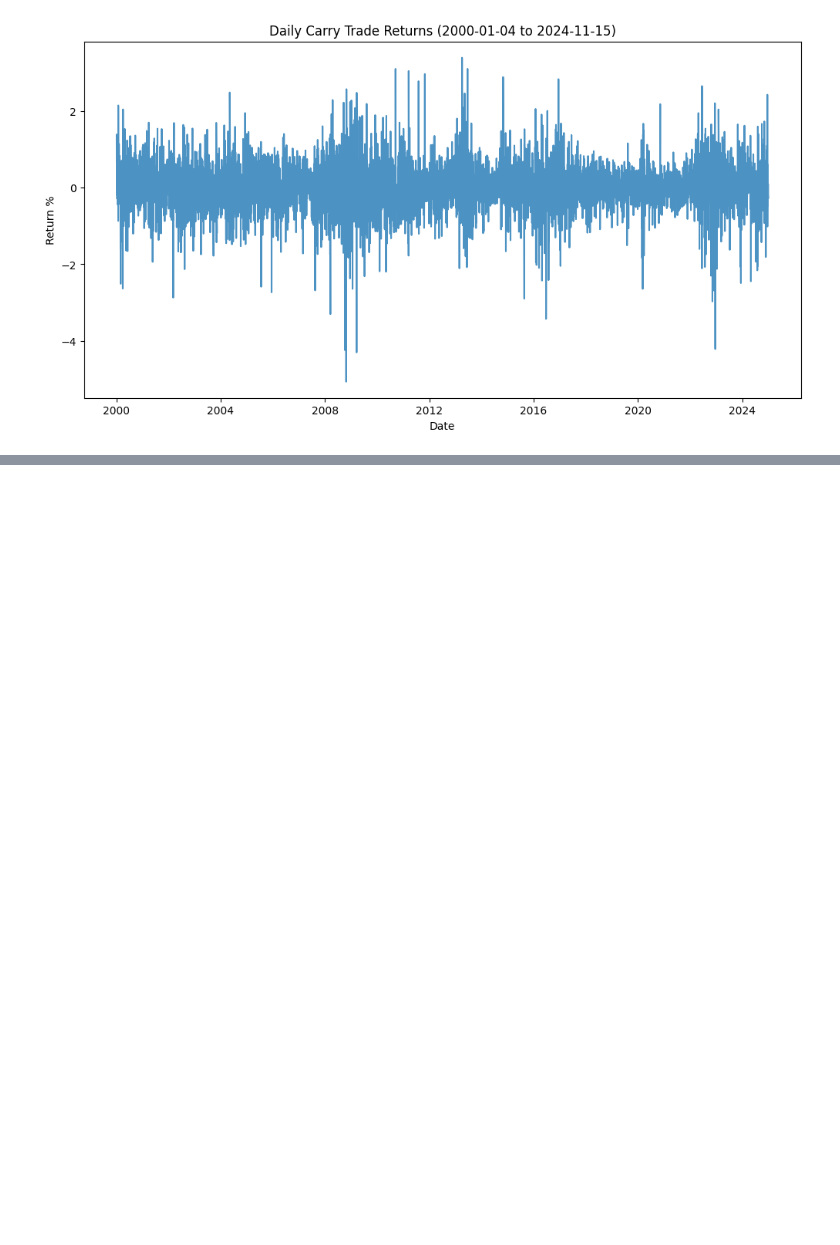
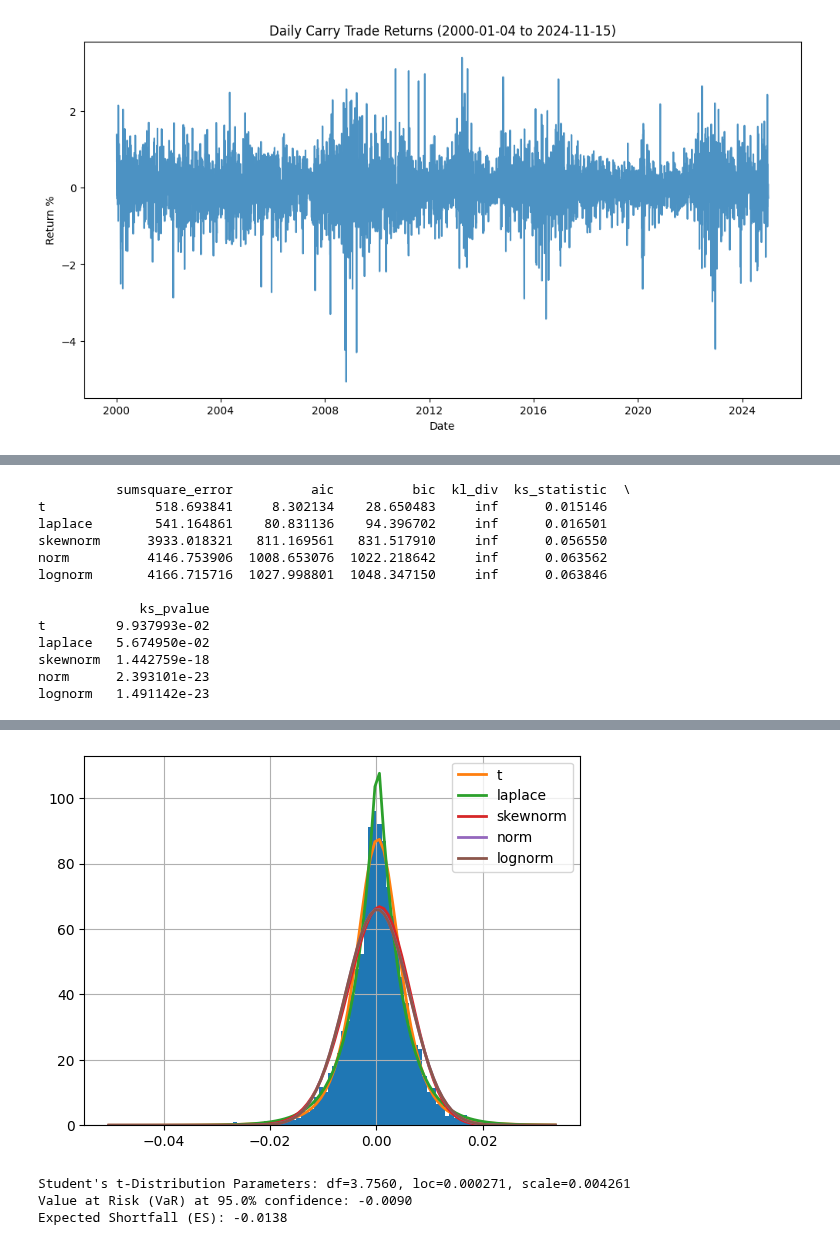
Before and after one commit to alexzheng123/EC331-project, a Jupyter notebook: code/data_cleansing.ipynb, the cells around one changed output, grey strips where cells are left out. Saved outputs shown, nothing was run; the diff lists cells and outputs as text; code cells hidden in the pictures; blank space fills up the shorter version.

```diff
--- a/code/data_cleansing.ipynb
+++ b/code/data_cleansing.ipynb
@@ -359,0 +383,12 @@ combined_df['carry_trade_returns'].to_csv("/Users/alexzheng/Developer/GitHub/For
+# %%
+from fitter import Fitter
+
+# Extract the return series
+
+# Fit multiple distributions
+f = Fitter(returns, distributions=['norm', 't', 'skewnorm', 'laplace', 'expon', 'gamma', 'lognorm', 'genextreme'])
+f.fit()
+
+# Get the best-fitting distribution
+print(f.summary())
+# %% [output]
@@ -359,0 +402,13 @@ combined_df['carry_trade_returns'].to_csv("/Users/alexzheng/Developer/GitHub/For
+          sumsquare_error          aic          bic  kl_div  ks_statistic  \
+t              518.693841     8.302134    28.650483     inf      0.015146
+laplace        541.164861    80.831136    94.396702     inf      0.016501
+skewnorm      3933.018321   811.169561   831.517910     inf      0.056550
+norm          4146.753906  1008.653076  1022.218642     inf      0.063562
+lognorm       4166.715716  1027.998801  1048.347150     inf      0.063846
+
+             ks_pvalue
+t         9.937993e-02
+laplace   5.674950e-02
+skewnorm  1.442759e-18
+norm      2.393101e-23
+lognorm   1.491142e-23
@@ -359,0 +416,29 @@ combined_df['carry_trade_returns'].to_csv("/Users/alexzheng/Developer/GitHub/For
+[figure, added]
+# %%
+import numpy as np
+import scipy.stats as stats
+from scipy.stats import t
+
+# Fit Student's t-distribution to the actual returns data
+df_t, loc, scale = t.fit(returns)
+
+# Monte Carlo Simulation using t-distribution
+num_simulations = 100000
+simulated_returns = t.rvs(df_t, loc=loc, scale=scale, size=num_simulations)
+
+# Calculate Value at Risk (VaR)
+confidence_level = 0.95  # 95% Confidence
+var_threshold = 1 - confidence_level
+VaR = np.percentile(simulated_returns, var_threshold * 100)  # 5th percentile
+
+# Calculate Expected Shortfall (ES) (Conditional VaR)
+ES = np.mean(simulated_returns[simulated_returns <= VaR])
+
+# Display Results
+print(f"Student's t-Distribution Parameters: df={df_t:.4f}, loc={loc:.6f}, scale={scale:.6f}")
+print(f"Value at Risk (VaR) at {confidence_level * 100}% confidence: {VaR:.4f}")
+print(f"Expected Shortfall (ES): {ES:.4f}")
+# %% [output]
+Student's t-Distribution Parameters: df=3.7560, loc=0.000271, scale=0.004261
+Value at Risk (VaR) at 95.0% confidence: -0.0090
+Expected Shortfall (ES): -0.0138
```
Also changed, not shown: parts of 11 cells of this notebook, 3 other files.
